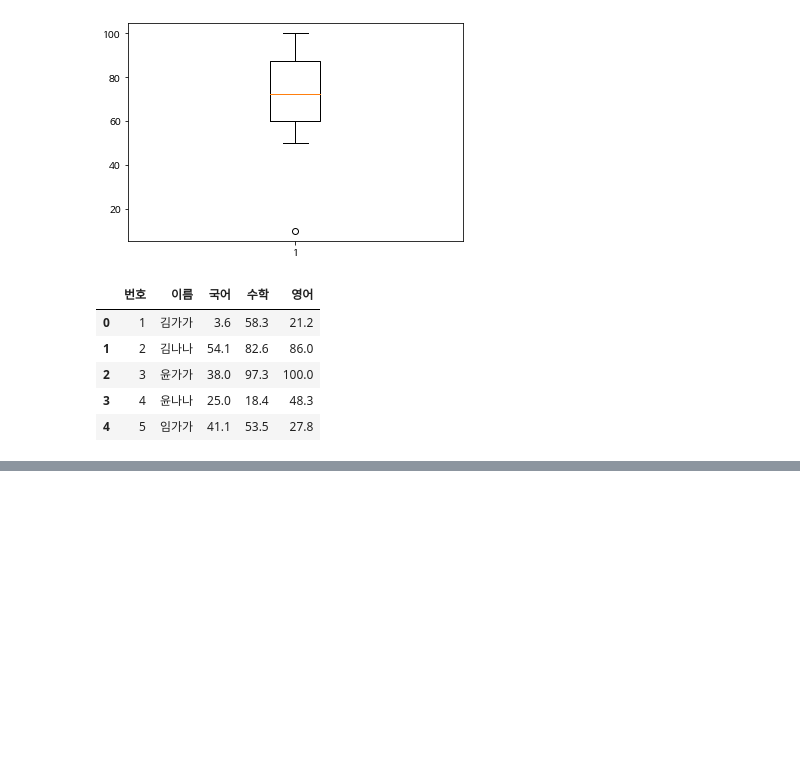
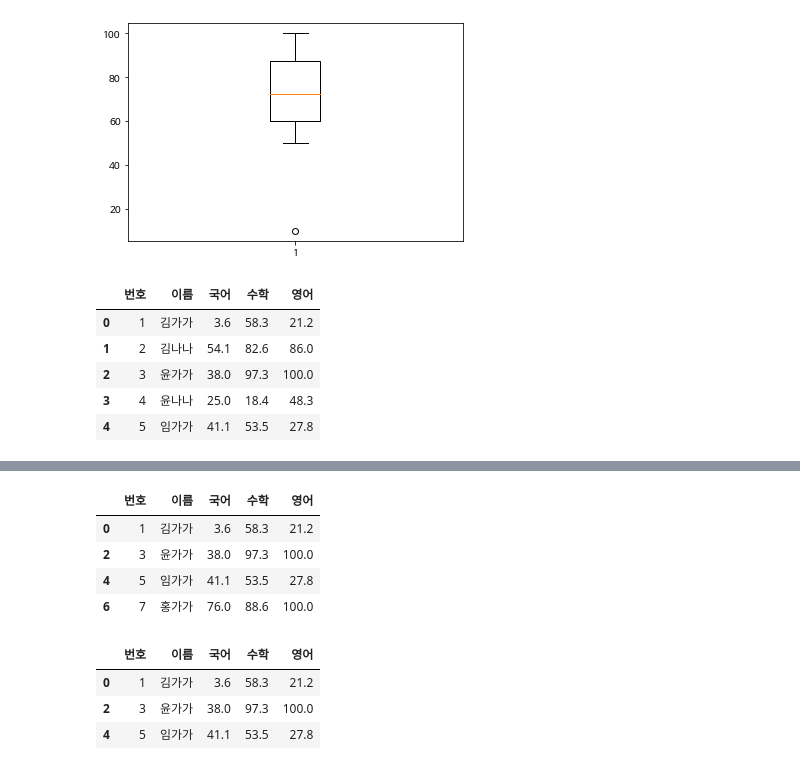
Before and after one commit to urous3814/Sorabol-SharingCamp, a Jupyter notebook: 09/06/Colab.ipynb, the cells around one changed output, grey strips where cells are left out. Saved outputs shown, nothing was run; the diff lists cells and outputs as text; code cells hidden in the pictures; blank space fills up the shorter version.

```diff
--- a/09/06/Colab.ipynb
+++ b/09/06/Colab.ipynb
@@ -263,0 +355,15 @@ df.head()
+# %%
+df[df['이름'].str.contains('가')]
+# %% [output]
+|  | 번호 | 이름 | 국어 | 수학 | 영어 |
+| 0 | 1 | 김가가 | 3.6 | 58.3 | 21.2 |
+| 2 | 3 | 윤가가 | 38.0 | 97.3 | 100.0 |
+| 4 | 5 | 임가가 | 41.1 | 53.5 | 27.8 |
+| 6 | 7 | 홍가가 | 76.0 | 88.6 | 100.0 |
+# %%
+df[(df['국어'] < 50) & (df['이름'].str.contains('가'))]
+# %% [output]
+|  | 번호 | 이름 | 국어 | 수학 | 영어 |
+| 0 | 1 | 김가가 | 3.6 | 58.3 | 21.2 |
+| 2 | 3 | 윤가가 | 38.0 | 97.3 | 100.0 |
+| 4 | 5 | 임가가 | 41.1 | 53.5 | 27.8 |
```
Also changed, not shown: parts of 9 cells of this notebook.
